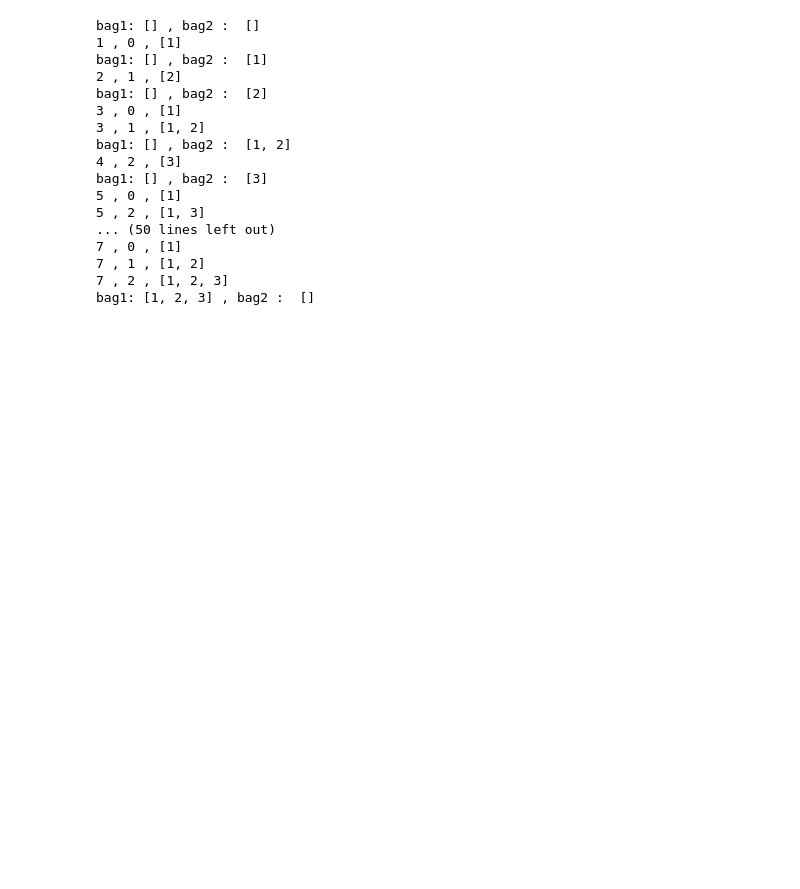
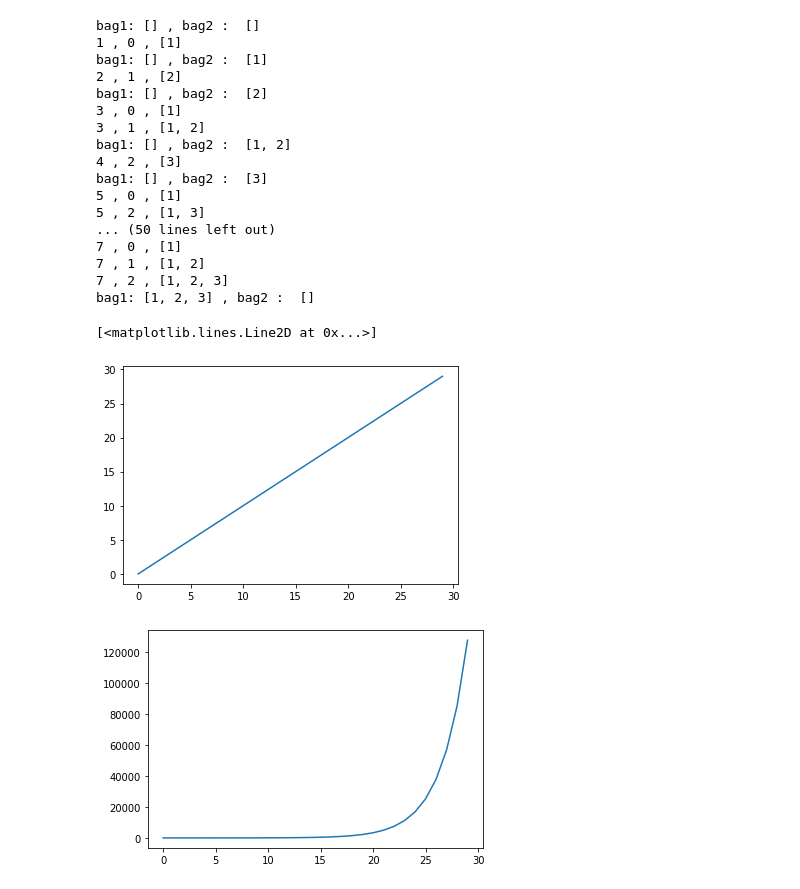
Before and after one commit to SYYoung/MIT, a Jupyter notebook: Python_2/test1.ipynb, the cells around one changed output. Cells and saved outputs as stored; diff of their text form; code cells hidden in the pictures; blank space fills up the shorter version.

```diff
--- a/Python_2/test1.ipynb
+++ b/Python_2/test1.ipynb
@@ -185,0 +188,21 @@ bag1: [1, 2, 3] , bag2 :  []
+# %%
+x = []
+myLinear = []
+myQuad = []
+myCubic = []
+myExpo = []
+for i in range(30):
+    x.append(i)
+    myLinear.append(i)
+    myQuad.append(i**2)
+    myCubic.append(i**3)
+    myExpo.append(1.5**i)
+# %%
+plt.figure('lin')
+plt.plot(x, myLinear)
+plt.figure('exponet')
+plt.plot(x, myExpo)
+# %% [output]
+[<matplotlib.lines.Line2D at 0x...>]
+[figure, added]
+[figure, added]
```
Also changed, not shown: parts of 16 cells of this notebook, 56 other files.
